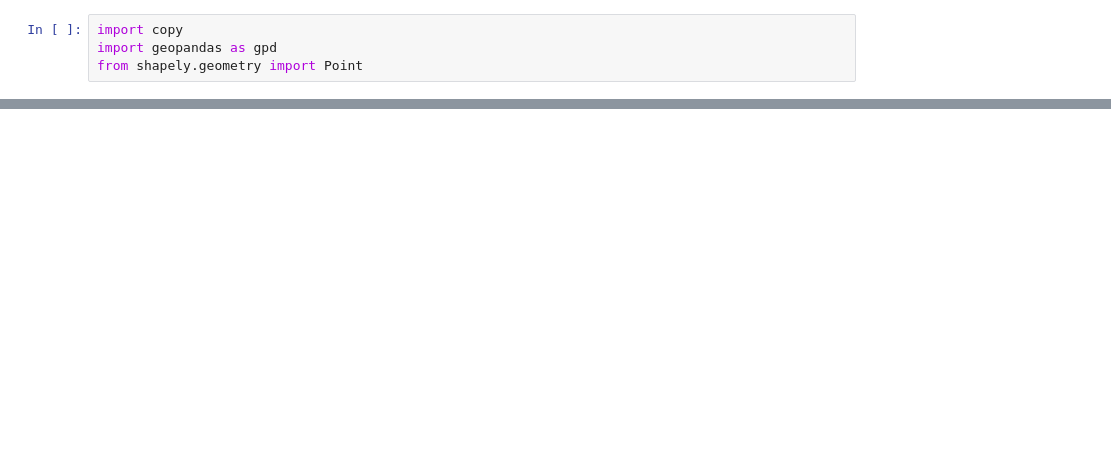
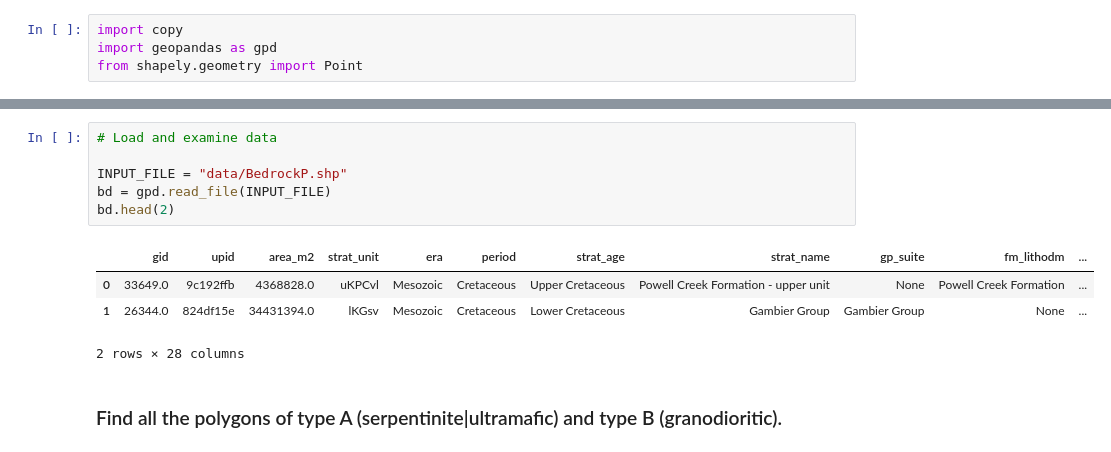
Before and after one commit to dcox/notebooks, a Jupyter notebook: geo/polygon-proximity-heatmap.ipynb, the cells around one changed output, grey strips where cells are left out. Cells and saved outputs as stored; diff of their text form; blank space fills up the shorter version.

Commit message:
generating heatmaps to show proximity of polygons

```diff
--- a/geo/polygon-proximity-heatmap.ipynb
+++ b/geo/polygon-proximity-heatmap.ipynb
@@ -401,0 +44,13 @@ bedrock_data.plot(column="rock_type", categorical=True, legend=True, figsize=(20
+# %%
+# Load and examine data
+
+INPUT_FILE = "data/BedrockP.shp"
+bd = gpd.read_file(INPUT_FILE)
+bd.head(2)
+# %% [output]
+|  | gid | upid | area_m2 | strat_unit | era | period | strat_age | strat_name | gp_suite | fm_lithodm | ... |
+| 0 | 33649.0 | 9c192ffb | 4368828.0 | uKPCvl | Mesozoic | Cretaceous | Upper Cretaceous | Powell Creek Formation - upper unit | None | Powell Creek Formation | ... |
+| 1 | 26344.0 | 824df15e | 34431394.0 | lKGsv | Mesozoic | Cretaceous | Lower Cretaceous | Gambier Group | Gambier Group | None | ... |
+2 rows × 28 columns
+# %% [markdown]
+### Find all the polygons of type A (serpentinite|ultramafic) and type B (granodioritic).
```
Also changed, not shown: parts of 46 cells of this notebook, 1 other file.
